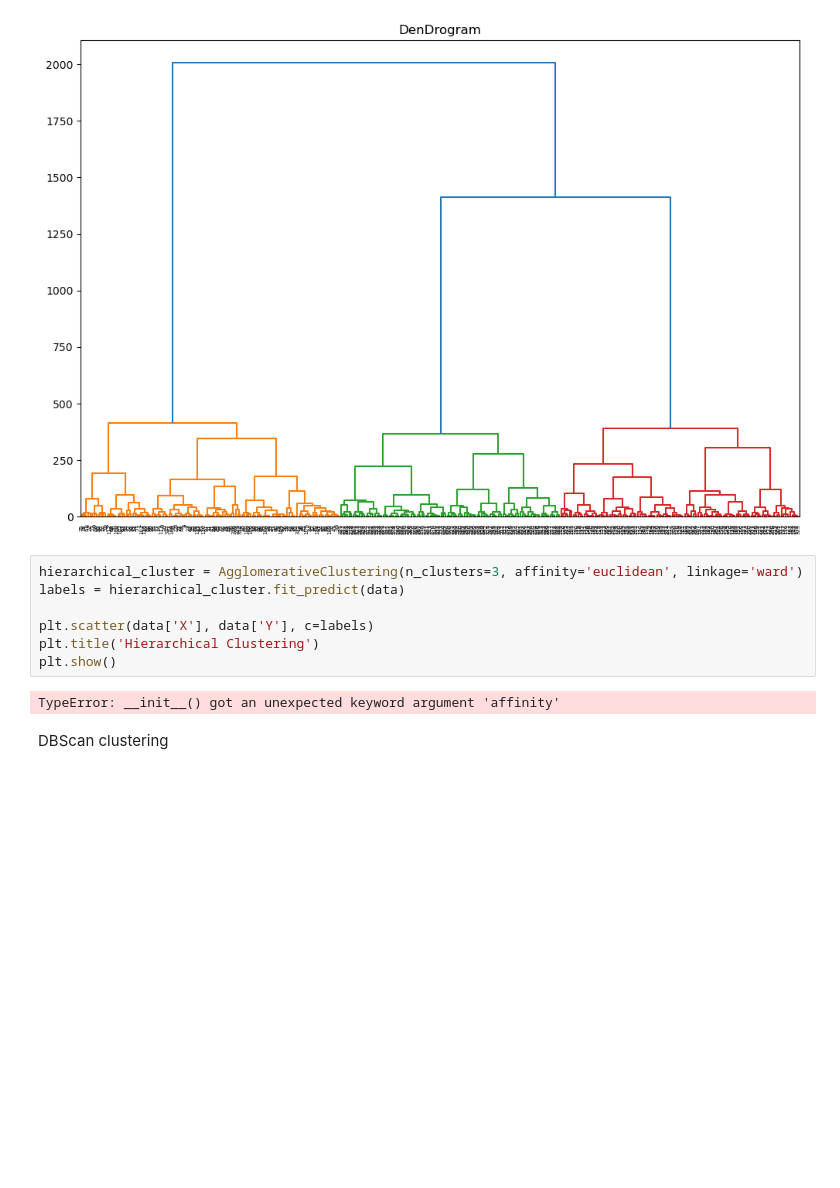
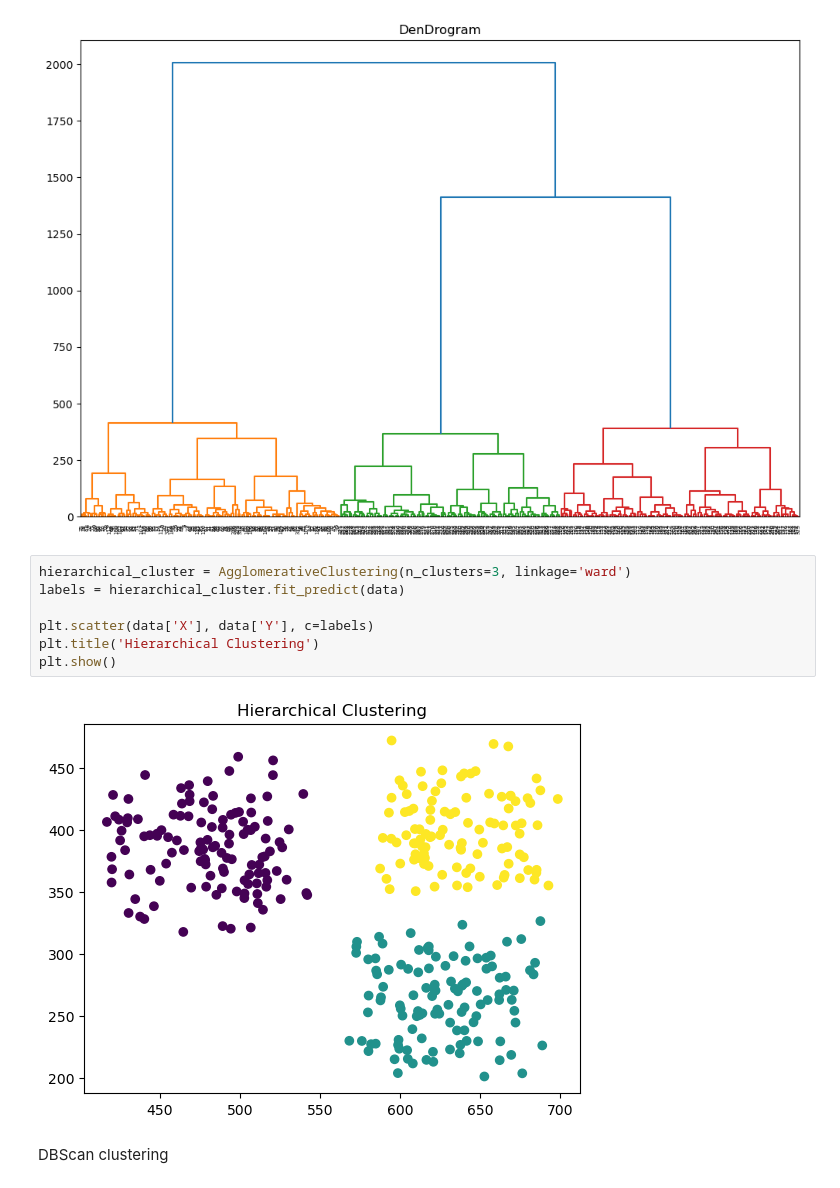
Before and after one commit to AIdjis/Clustering, a Jupyter notebook: code.ipynb, the cells around one changed output. Drawn from its saved outputs; the diff is of its cells as text; blank space fills up the shorter version.

```diff
--- a/code.ipynb
+++ b/code.ipynb
@@ -130,14 +130,14 @@ plt.show()
 # %% [output]
 [figure]
 # %%
-hierarchical_cluster = AgglomerativeClustering(n_clusters=3, affinity='euclidean', linkage='ward')
+hierarchical_cluster = AgglomerativeClustering(n_clusters=3, linkage='ward')
 labels = hierarchical_cluster.fit_predict(data)
 
 plt.scatter(data['X'], data['Y'], c=labels)
 plt.title('Hierarchical Clustering')
 plt.show()
 # %% [output]
-TypeError: __init__() got an unexpected keyword argument 'affinity'
+[figure, added]
 # %% [markdown]
 DBScan clustering
 # %%
```
Also changed, not shown: parts of 3 cells of this notebook.
